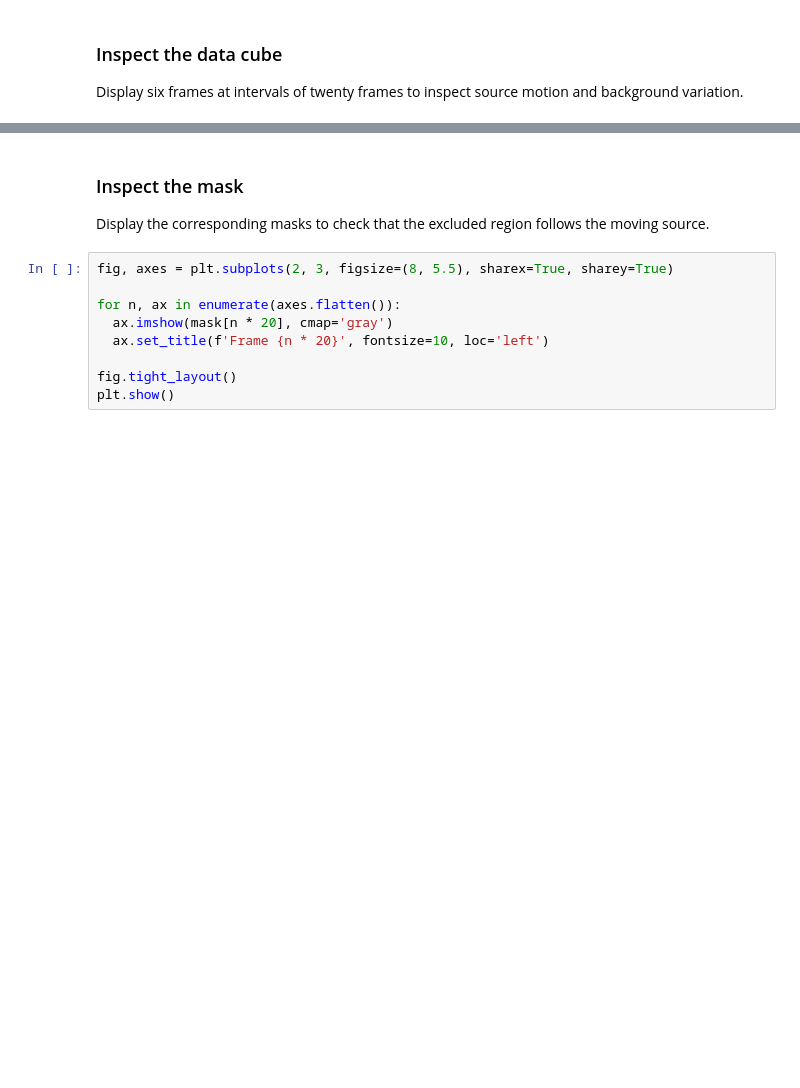
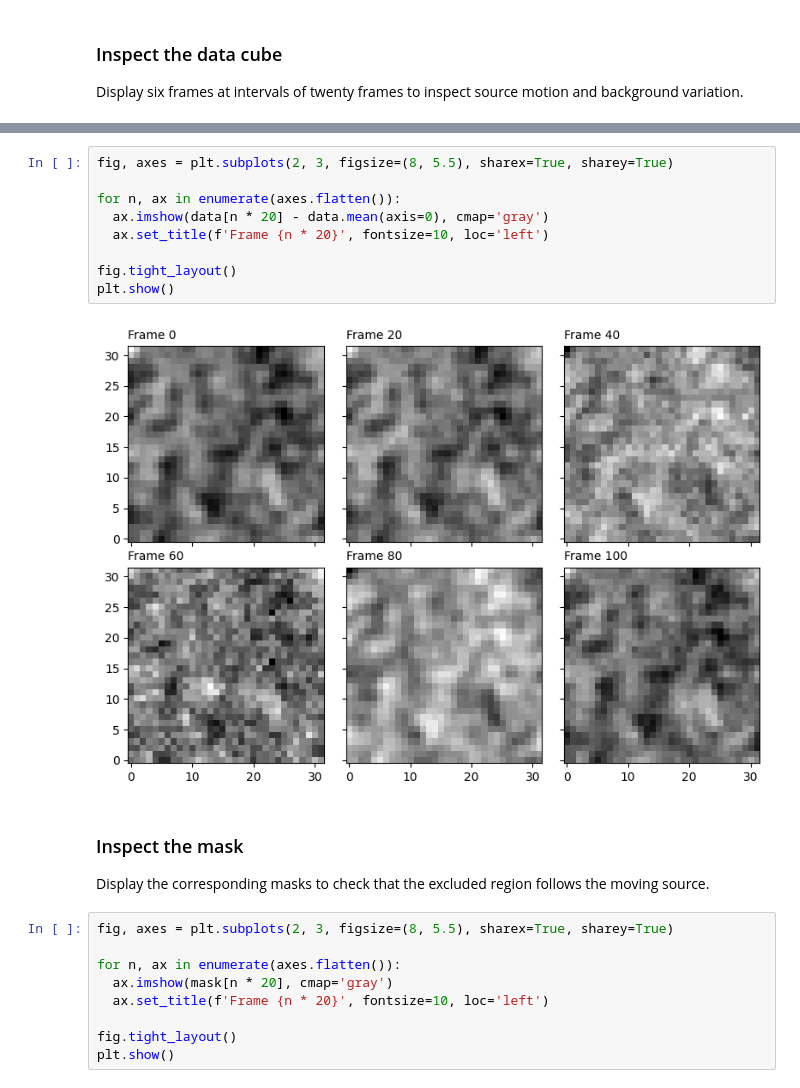
Before and after one commit to astronasutarou/comicsnet, a Jupyter notebook: notebook/generate_demo_data.ipynb, the cells around one changed output, grey strips where cells are left out. Drawn from its saved outputs; the diff is of its cells as text; blank space fills up the shorter version.

```diff
--- a/notebook/generate_demo_data.ipynb
+++ b/notebook/generate_demo_data.ipynb
@@ -128,3 +128,14 @@ plt.show()
+# %%
+fig, axes = plt.subplots(2, 3, figsize=(8, 5.5), sharex=True, sharey=True)
+
+for n, ax in enumerate(axes.flatten()):
+  ax.imshow(data[n * 20] - data.mean(axis=0), cmap='gray')
+  ax.set_title(f'Frame {n * 20}', fontsize=10, loc='left')
+
+fig.tight_layout()
+plt.show()
+# %% [output]
+[figure, added]
 # %% [markdown]
 ### Inspect the mask
 
```
Also changed, not shown: parts of 3 cells of this notebook.
